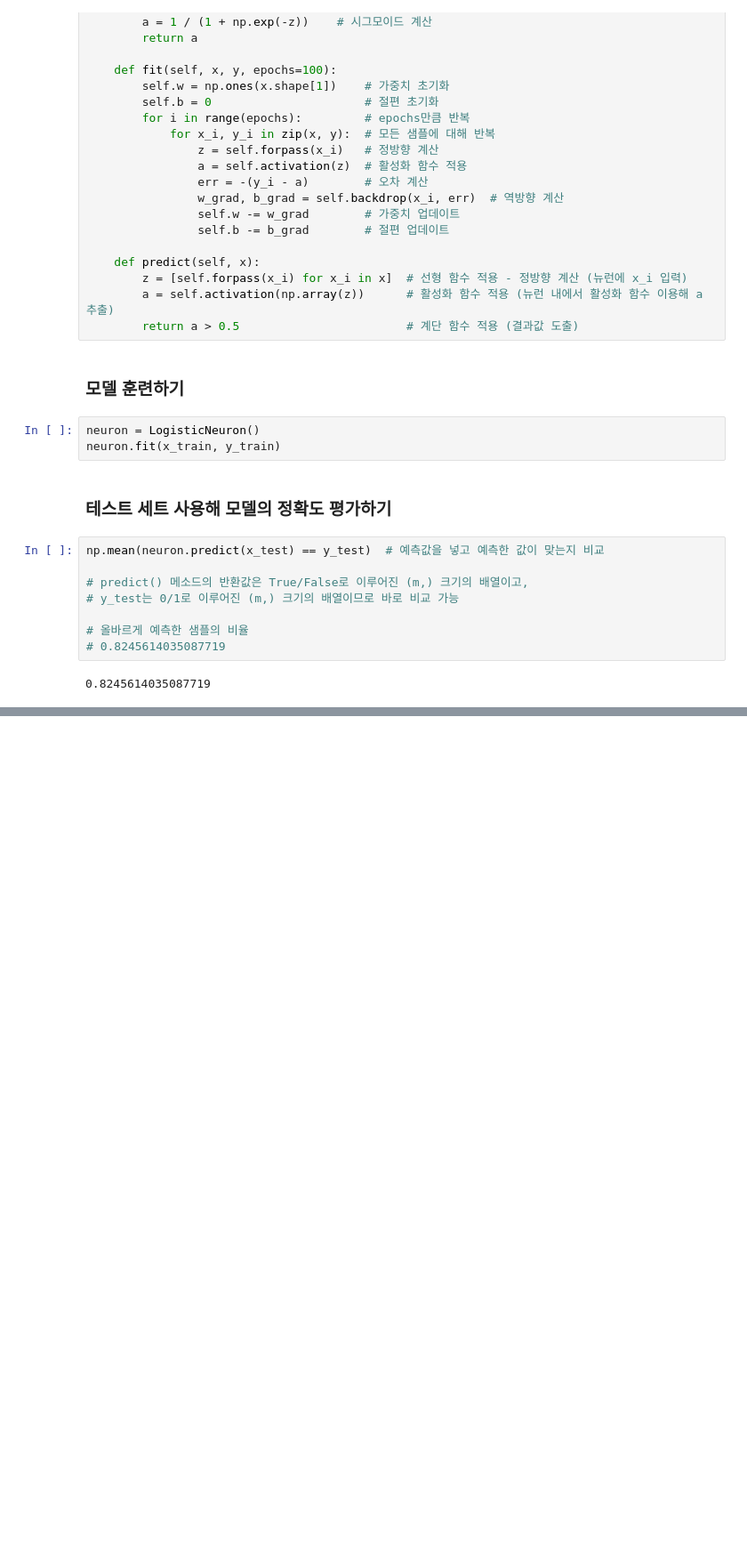
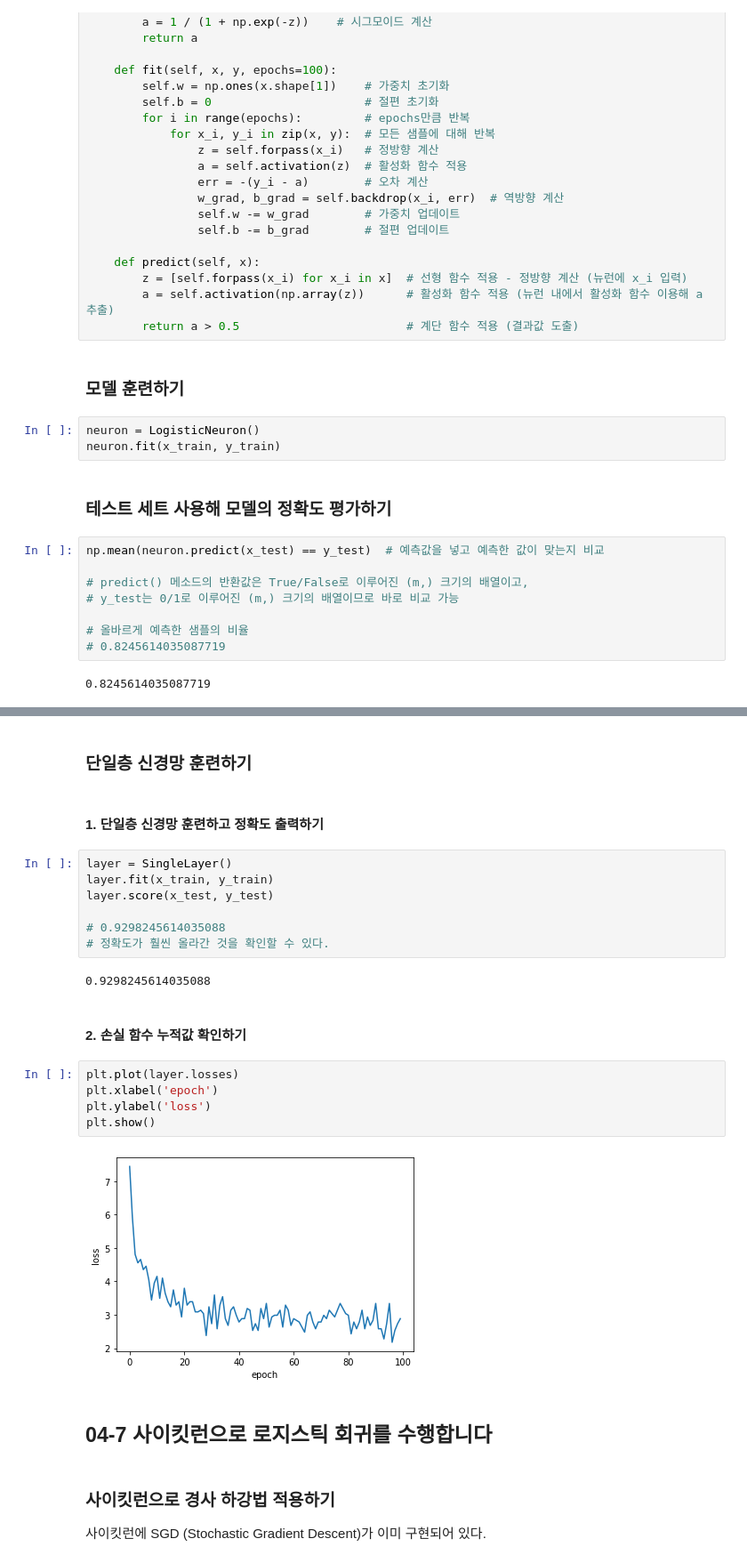
Before and after one commit to litsynp/cv-study, a Jupyter notebook: deep-learning/doit-deep-learning/ch04.ipynb, the cells around one changed output, grey strips where cells are left out. Shown: that part at 89% size. Saved outputs shown, nothing was run; the diff lists cells and outputs as text; blank space fills up the shorter version.

```diff
--- a/deep-learning/doit-deep-learning/ch04.ipynb
+++ b/deep-learning/doit-deep-learning/ch04.ipynb
@@ -141,0 +189,28 @@ np.mean(neuron.predict(x_test) == y_test)  # 예측값을 넣고 예측한 값
+# %% [markdown]
+### 단일층 신경망 훈련하기
+# %% [markdown]
+#### 1. 단일층 신경망 훈련하고 정확도 출력하기
+# %%
+layer = SingleLayer()
+layer.fit(x_train, y_train)
+layer.score(x_test, y_test)
+
+# 0.9298245614035088
+# 정확도가 훨씬 올라간 것을 확인할 수 있다.
+# %% [output]
+0.9298245614035088
+# %% [markdown]
+#### 2. 손실 함수 누적값 확인하기
+# %%
+plt.plot(layer.losses)
+plt.xlabel('epoch')
+plt.ylabel('loss')
+plt.show()
+# %% [output]
+[figure, added]
+# %% [markdown]
+## 04-7 사이킷런으로 로지스틱 회귀를 수행합니다
+# %% [markdown]
+### 사이킷런으로 경사 하강법 적용하기
+
+사이킷런에 SGD (Stochastic Gradient Descent)가 이미 구현되어 있다.
```
Also changed, not shown: parts of 8 cells of this notebook.
